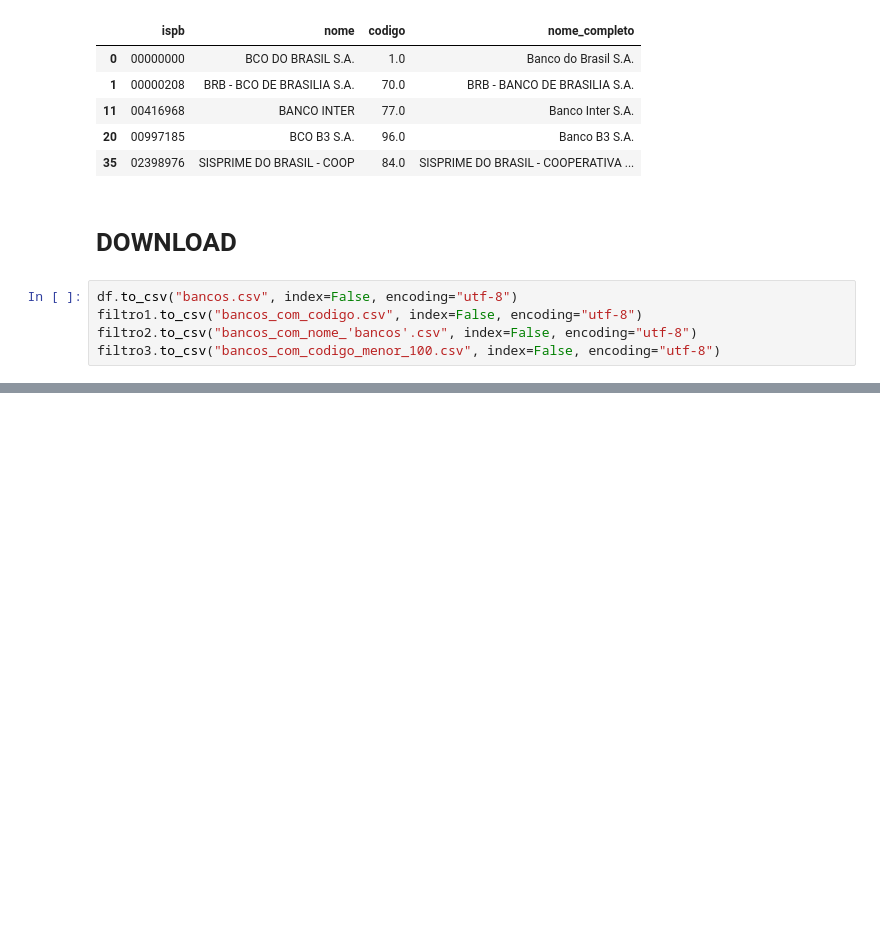
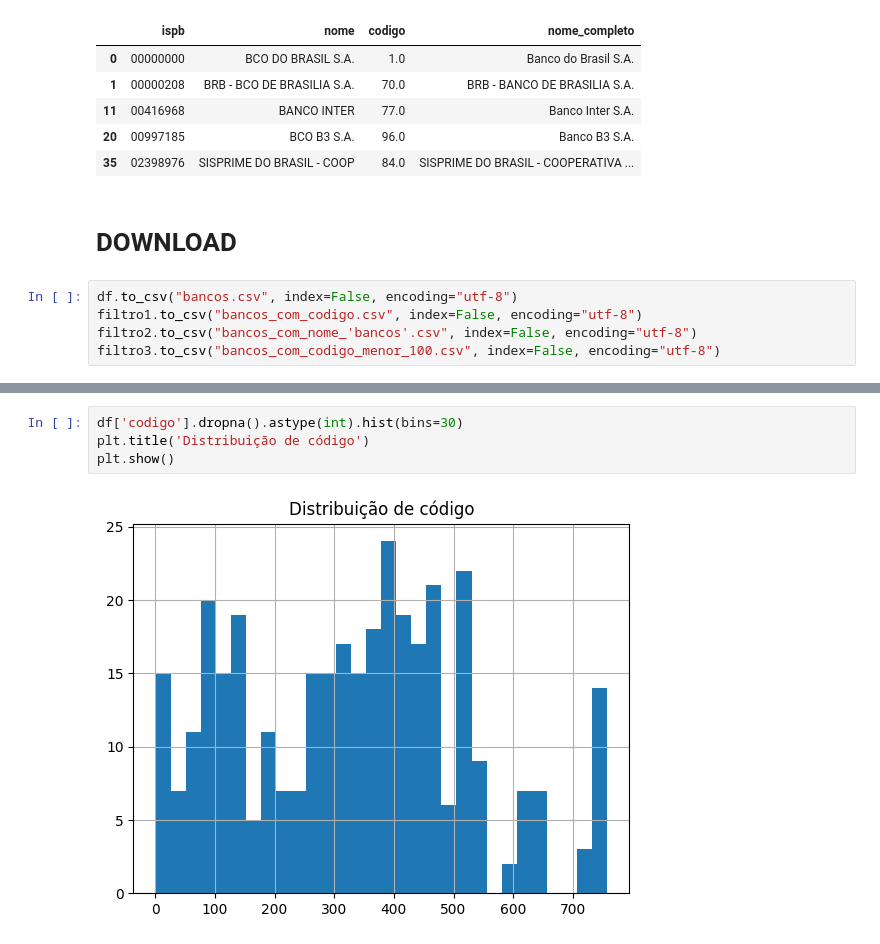
Before and after one commit to ShaylaKumari/DiverseDev, a Jupyter notebook: extração-de-dados/aula05_12/api.ipynb, the cells around one changed output, grey strips where cells are left out. Cells and saved outputs as stored; diff of their text form; blank space fills up the shorter version.

```diff
--- a/extração-de-dados/aula05_12/api.ipynb
+++ b/extração-de-dados/aula05_12/api.ipynb
@@ -72,0 +104,6 @@ filtro3.to_csv("bancos_com_codigo_menor_100.csv", index=False, encoding="utf-8")
+# %%
+df['codigo'].dropna().astype(int).hist(bins=30)
+plt.title('Distribuição de código')
+plt.show()
+# %% [output]
+[figure, added]
```
Also changed, not shown: parts of 6 cells of this notebook.
